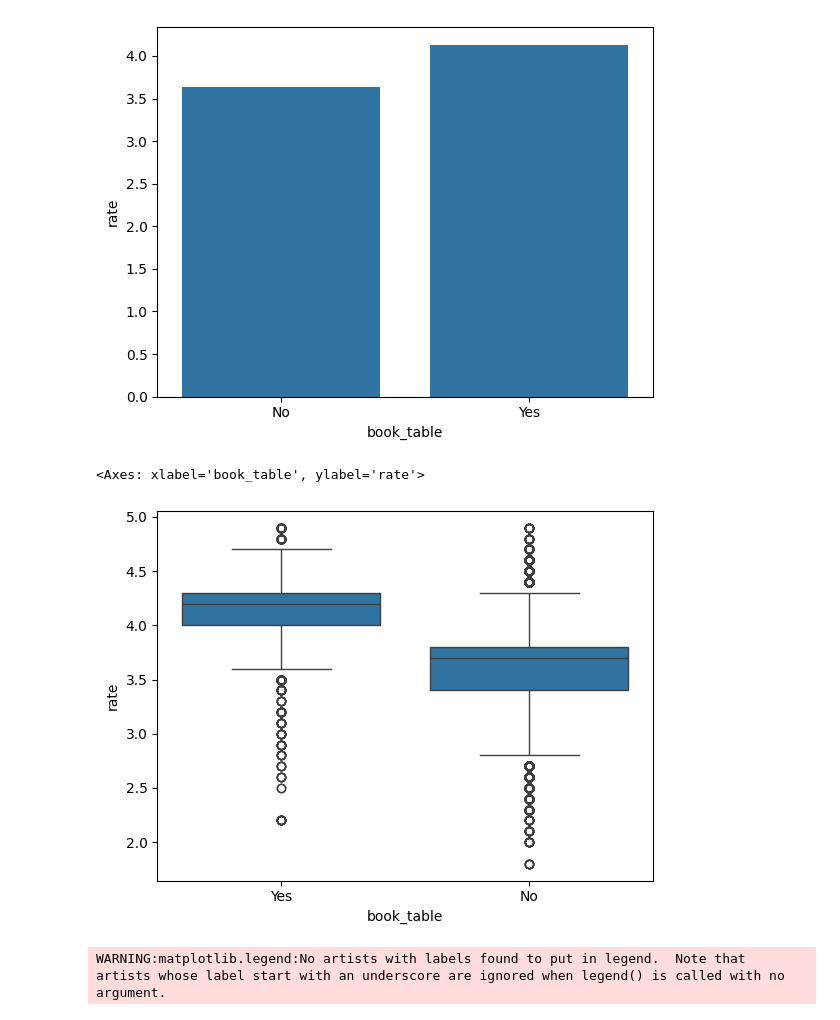
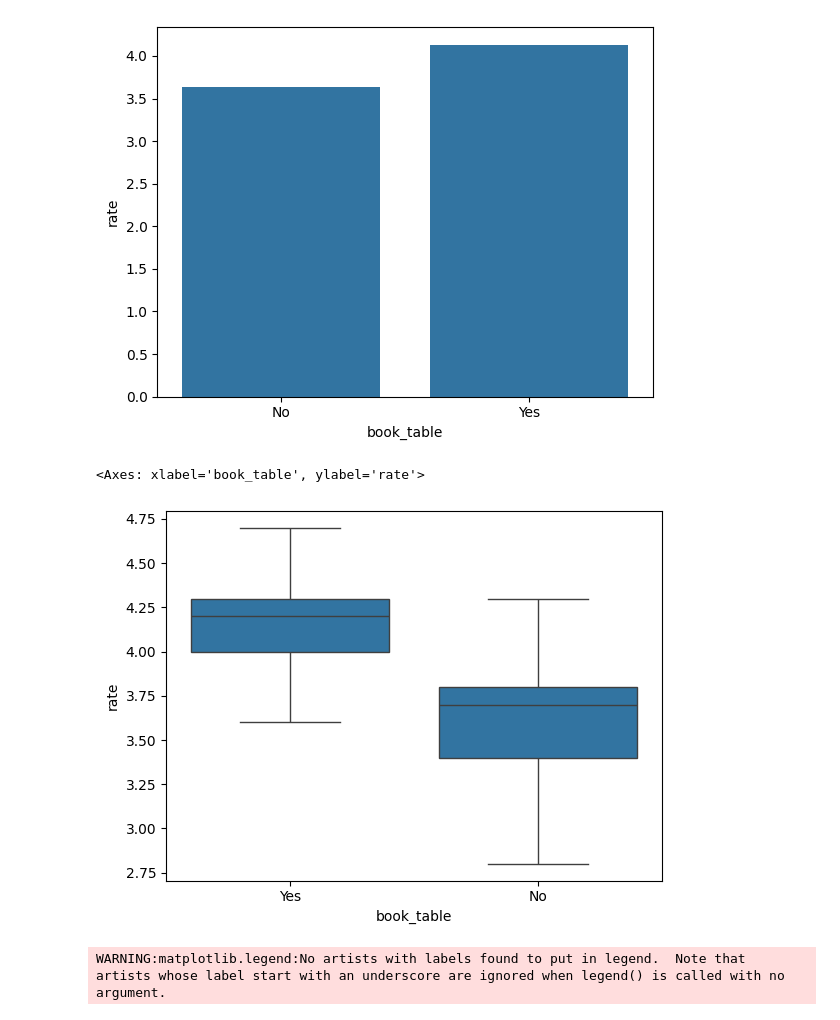
Before and after one commit to nourelsafty1/datavisualization, a Jupyter notebook: Data_engineering_&_visualization_milestone_1.ipynb, the cells around one changed output. Drawn from its saved outputs; the diff is of its cells as text; code cells hidden in the pictures.

```diff
--- a/Data_engineering_&_visualization_milestone_1.ipynb
+++ b/Data_engineering_&_visualization_milestone_1.ipynb
@@ -723,13 +741,14 @@ sns.barplot(
 # %%
 #Create a box plot to display the distribution of ratings by table booking availability
 sns.boxplot(
     x="book_table",
     y="rate",
-    data=data
+    data=data,
+    showfliers=False
 )
 # %% [output]
 <Axes: xlabel='book_table', ylabel='rate'>
-[figure, old version]
+[figure, new version]
 # %%
 data = data[data["rate"].notnull()]
 data["rate"] = pd.to_numeric(data["rate"], errors="coerce")
```
Also changed, not shown: parts of 16 cells of this notebook.
